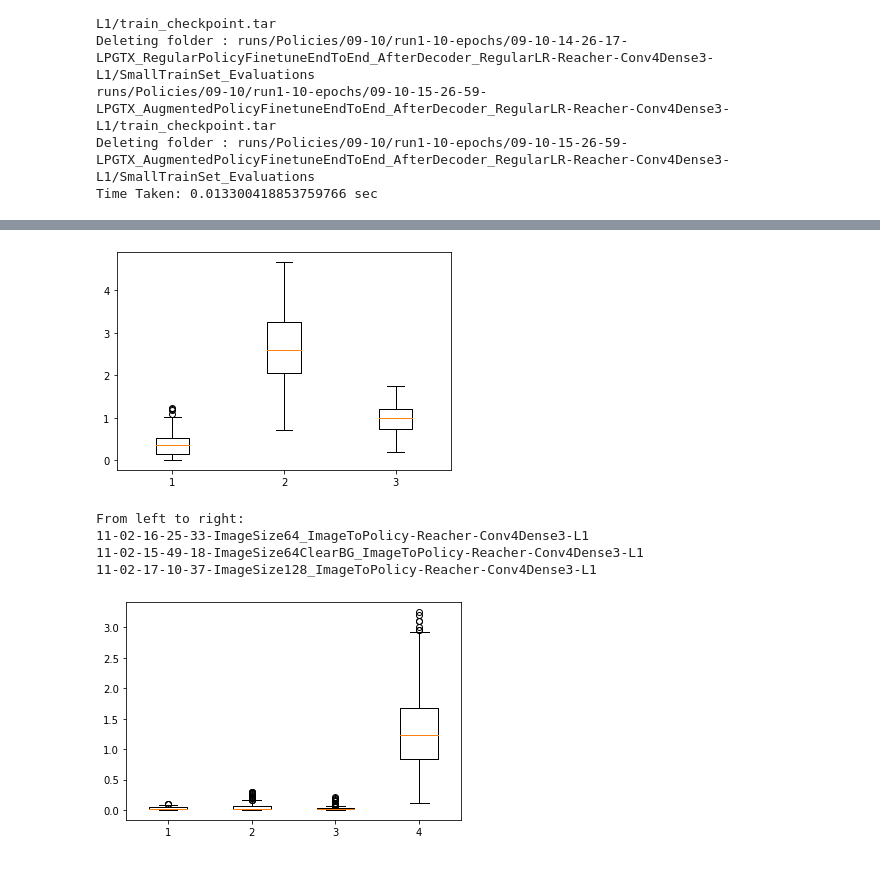
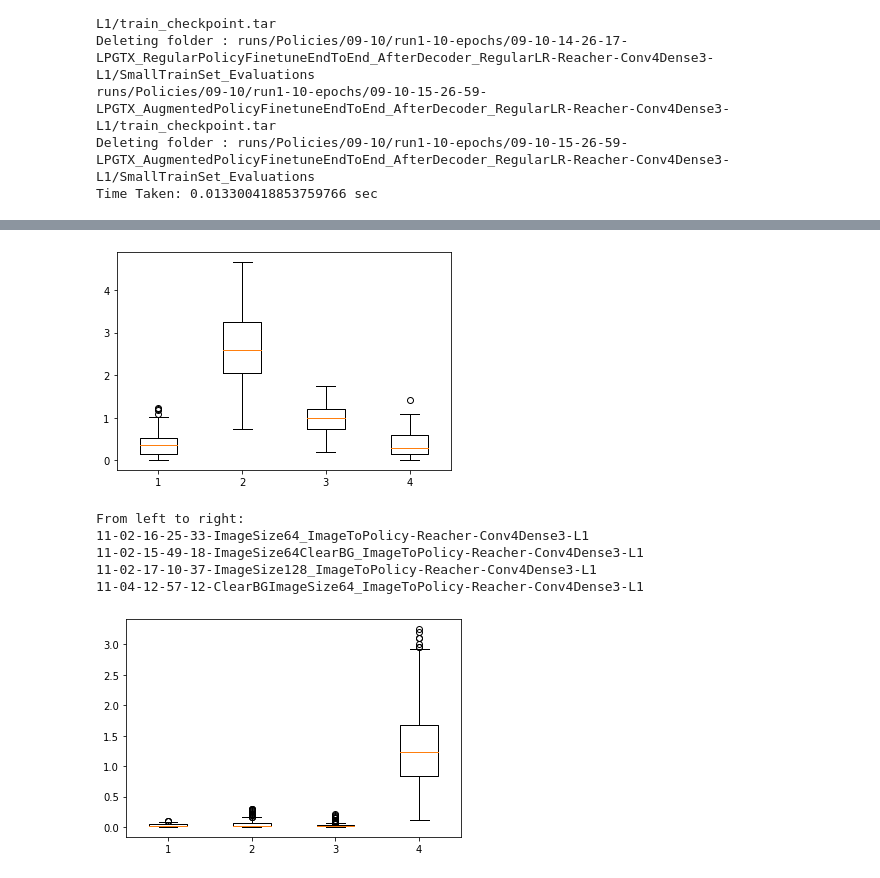
Before and after one commit to PradeepKadubandi/DemoPlanner, a Jupyter notebook: SimpleReacherExperiments2.ipynb, the cells around one changed output, grey strips where cells are left out. Drawn from its saved outputs; the diff is of its cells as text; code cells hidden in the pictures.

```diff
--- a/SimpleReacherExperiments2.ipynb
+++ b/SimpleReacherExperiments2.ipynb
@@ -651,21 +658,23 @@ From left to right:
 # %%
 plottinghelpers.box_plot_across_runs(
     rootdir='runs/Policies/',
     eval_folder_name='TestSet_Evaluations',
     error_index=4,
     metric_name='Goal Deviation',
     include=[
         '11-02-16-25-33-ImageSize64_ImageToPolicy-Reacher-Conv4Dense3-L1',
         '11-02-15-49-18-ImageSize64ClearBG_ImageToPolicy-Reacher-Conv4Dense3-L1',
         '11-02-17-10-37-ImageSize128_ImageToPolicy-Reacher-Conv4Dense3-L1',
+        '11-04-12-57-12-ClearBGImageSize64_ImageToPolicy-Reacher-Conv4Dense3-L1'
     ]
 )
 # %% [output]
-[figure, old version]
+[figure, new version]
 From left to right:
 11-02-16-25-33-ImageSize64_ImageToPolicy-Reacher-Conv4Dense3-L1
 11-02-15-49-18-ImageSize64ClearBG_ImageToPolicy-Reacher-Conv4Dense3-L1
 11-02-17-10-37-ImageSize128_ImageToPolicy-Reacher-Conv4Dense3-L1
+11-04-12-57-12-ClearBGImageSize64_ImageToPolicy-Reacher-Conv4Dense3-L1
 # %%
 plottinghelpers.box_plot_across_runs(
     rootdir='runs/Policies',
```
Also changed, not shown: parts of 11 cells of this notebook, 1 other file.
